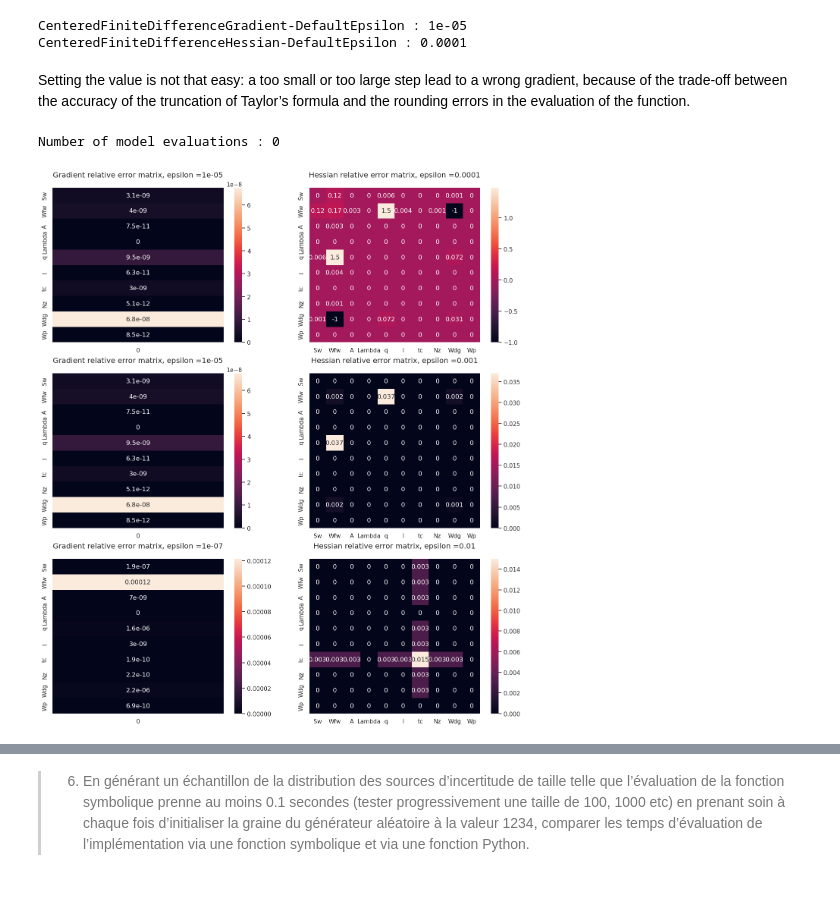
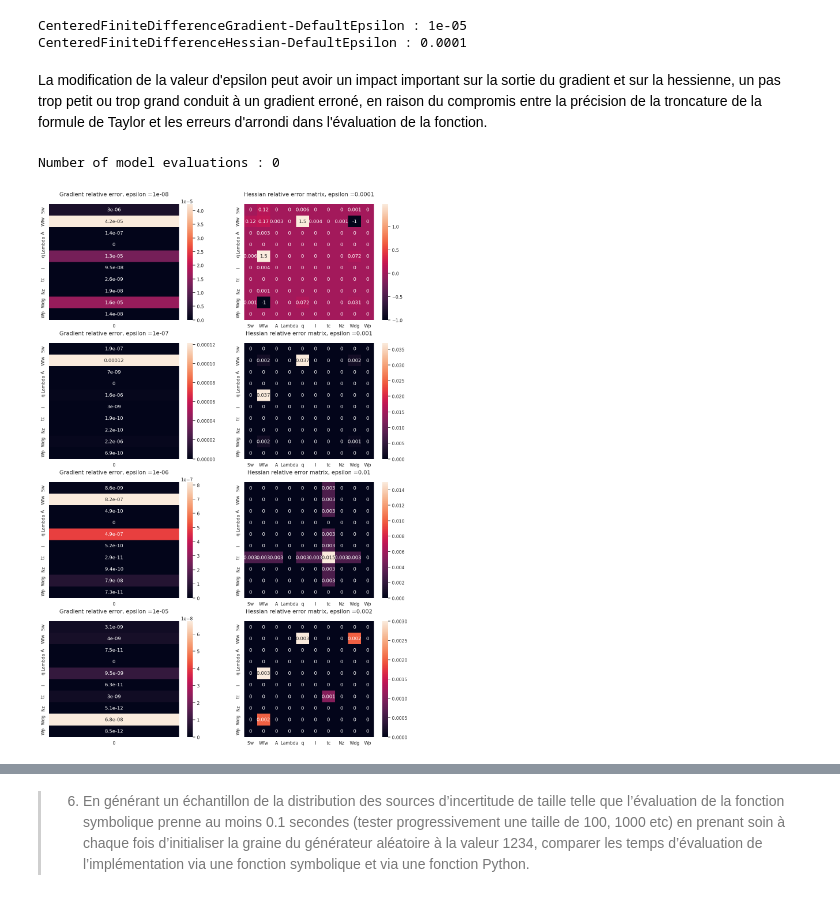
Before and after one commit to Abdellah-Laassairi/QI-mass-model-wing-aircraft, a Jupyter notebook: notebook.ipynb, the cells around one changed output, grey strips where cells are left out. Saved outputs shown, nothing was run; the diff lists cells and outputs as text; code cells hidden in the pictures.

Commit message:
Updated hessian and gradient comments

```diff
--- a/notebook.ipynb
+++ b/notebook.ipynb
@@ -113,8 +112,8 @@ print("CenteredFiniteDifferenceHessian-DefaultEpsilon :", ot.ResourceMap.GetAsSc
 # %% [output]
 CenteredFiniteDifferenceGradient-DefaultEpsilon : 1e-05
 CenteredFiniteDifferenceHessian-DefaultEpsilon : 0.0001
-# %% [markdown]
-Setting the value is not that easy: a too small or too large step lead to a wrong gradient, because of the trade-off between the accuracy of the truncation of Taylor’s formula and the rounding errors in the evaluation of the function.
+# %% [markdown]
+La modification de la valeur d'epsilon peut avoir un impact important sur la sortie du gradient et sur la hessienne, un pas trop petit ou trop grand conduit à un gradient erroné, en raison du compromis entre la précision de la troncature de la formule de Taylor et les erreurs d'arrondi dans l'évaluation de la fonction.
 # %%
 from openturns import CenteredFiniteDifferenceGradient, CenteredFiniteDifferenceHessian
 
@@ -162,25 +201,24 @@ print("Number of model evaluations :", symbolic_function.getEvaluationCallsNumbe
 # %% [output]
 Number of model evaluations : 0
 # %%
-epsilons = [(1e-05, 0.0001), (1e-5, 1e-3), (1e-07, 1e-2)]
-
+epsilons = [(1e-8, 1e-4), (1e-7, 1e-3), (1e-06, 1e-2),  (1e-05, 0.002) ]
 fig, axes = plt.subplots(len(epsilons),2)
 fig.set_size_inches(16,6*len(epsilons))
 
 for i in range(len(epsilons)):
 
     gradient_relative_error=calculate_gradient_relative_error(epsilons[i][0])
     g0 = sb.heatmap(np.array(gradient_relative_error),ax=axes[i][0] ,annot=True)
     g0.yaxis.set_ticklabels(nom_sources)
-    g0.set_title(f"Gradient relative error matrix, epsilon ={epsilons[i][0]}", fontsize=14, pad=20)
+    g0.set_title(f"Gradient relative error, epsilon ={epsilons[i][0]}", fontsize=14, pad=20)
 
 
     hessian_relative_error=calculate_hessian_relative_error(epsilons[i][1])
     g1 = sb.heatmap(np.array(hessian_relative_error)[:,:,0].round(3),ax=axes[i][1], annot=True)
     g1.xaxis.set_ticklabels(nom_sources)
     g1.yaxis.set_ticklabels(nom_sources)
     g1.set_title(f"Hessian relative error matrix, epsilon ={epsilons[i][1]}", fontsize=14, pad=20)
 
 plt.show()
 # %% [output]
-[figure, old version]
+[figure, new version]
```
Also changed, not shown: parts of 6 cells of this notebook, 1 other file.
